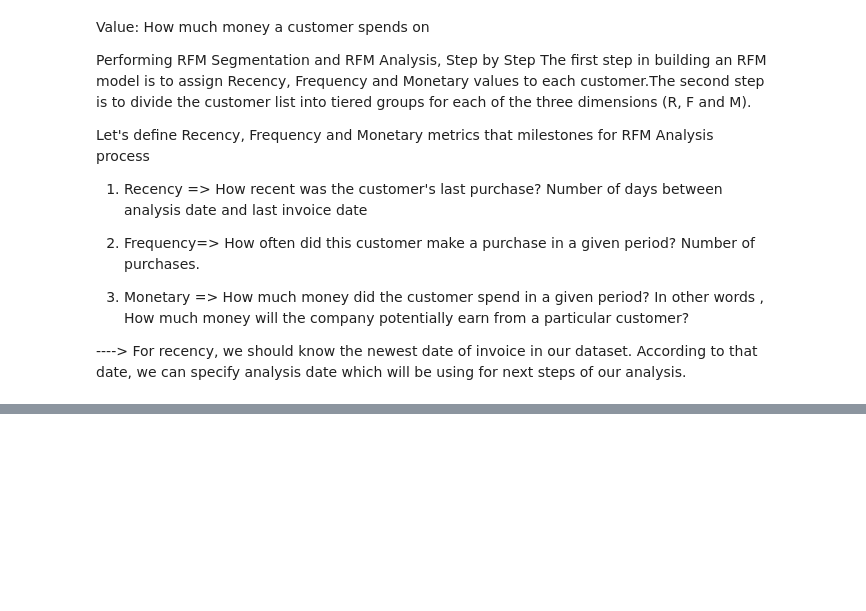
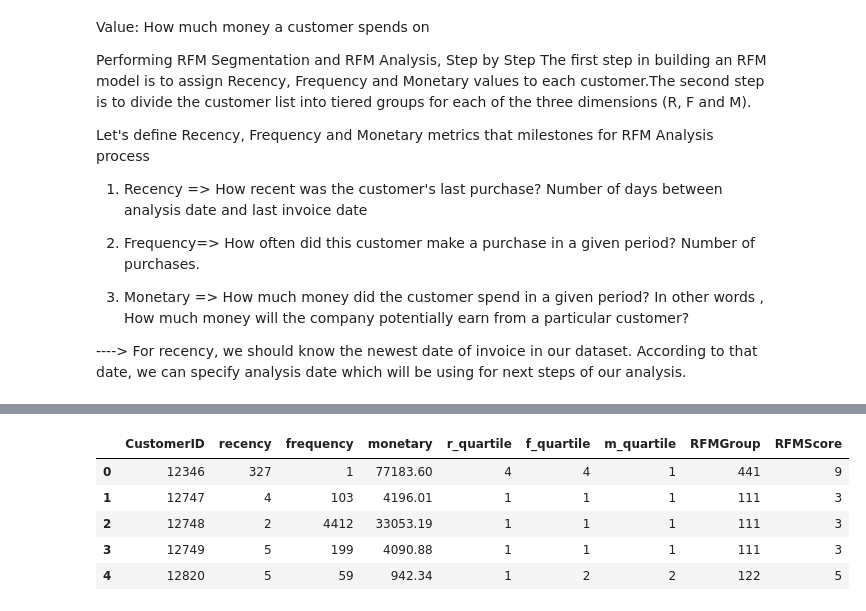
Before and after one commit to ParthSharma1197/Capstone-Project-Online-Retail-Customer-Segmentation, a Jupyter notebook: Online_Retail_Customer_Segmentation_Capstone_Project.ipynb, the cells around one changed output, grey strips where cells are left out. Drawn from its saved outputs; the diff is of its cells as text; code cells hidden in the pictures; blank space fills up the shorter version.

```diff
--- a/Online_Retail_Customer_Segmentation_Capstone_Project.ipynb
+++ b/Online_Retail_Customer_Segmentation_Capstone_Project.ipynb
@@ -661,0 +766,14 @@ Let's define Recency, Frequency and Monetary metrics that milestones for RFM Ana
+# %%
+#Calculate and Add RFMGroup value column showing combined concatenated score of RFM
+rfm['RFMGroup'] = rfm.r_quartile.map(str) + rfm.f_quartile.map(str) + rfm.m_quartile.map(str)
+
+#Calculate and Add RFMScore value column showing total sum of RFMGroup values
+rfm['RFMScore'] = rfm[['r_quartile', 'f_quartile', 'm_quartile']].sum(axis = 1)
+rfm.head()
+# %% [output]
+|  | CustomerID | recency | frequency | monetary | r_quartile | f_quartile | m_quartile | RFMGroup | RFMScore |
+| 0 | 12346 | 327 | 1 | 77183.60 | 4 | 4 | 1 | 441 | 9 |
+| 1 | 12747 | 4 | 103 | 4196.01 | 1 | 1 | 1 | 111 | 3 |
+| 2 | 12748 | 2 | 4412 | 33053.19 | 1 | 1 | 1 | 111 | 3 |
+| 3 | 12749 | 5 | 199 | 4090.88 | 1 | 1 | 1 | 111 | 3 |
+| 4 | 12820 | 5 | 59 | 942.34 | 1 | 2 | 2 | 122 | 5 |
```
Also changed, not shown: parts of 24 cells of this notebook.
